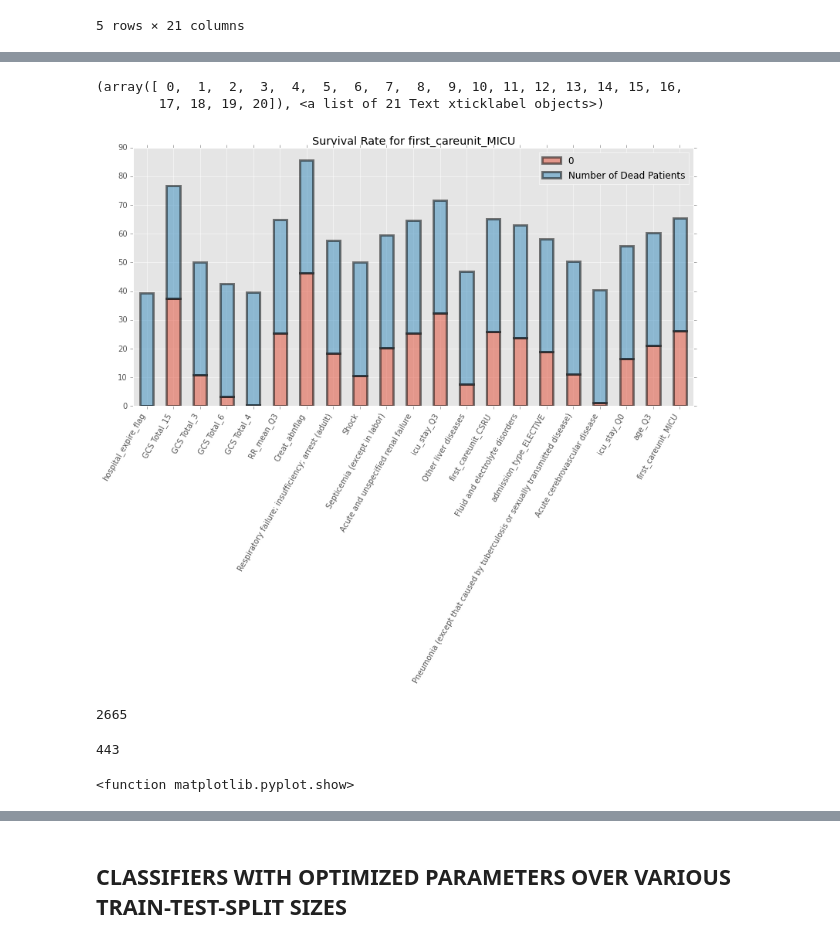
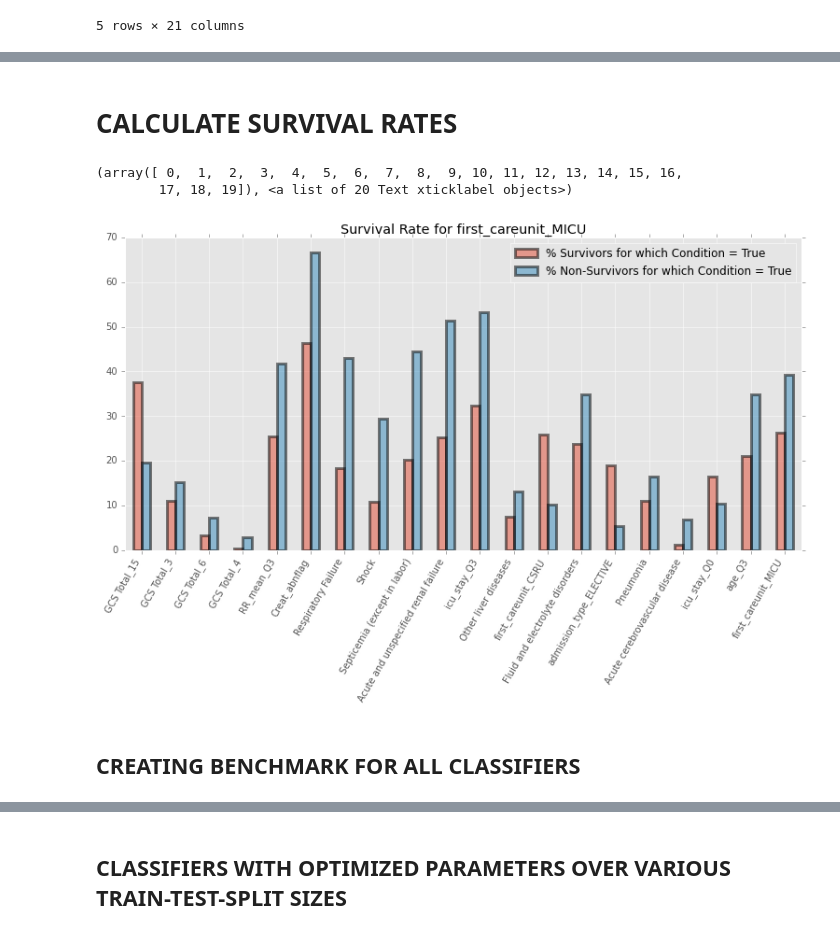
Before and after one commit to RJBeetel3/mimic3_analysis, a Jupyter notebook: ICU_MORTALITY_FIRST24.ipynb, the cells around one changed output, grey strips where cells are left out. Drawn from its saved outputs; the diff is of its cells as text; code cells hidden in the pictures.

Commit message:
Uploading all capstone final project data, notebooks, report and readme files.

```diff
--- a/ICU_MORTALITY_FIRST24.ipynb
+++ b/ICU_MORTALITY_FIRST24.ipynb
@@ -278,57 +223,64 @@ plt.show()
 [figure]
+# %% [markdown]
+# CALCULATE SURVIVAL RATES
 # %%
 
 total = all_data.shape[1]
+
+
+# FOR SURVIVORS AND NON-SURVIVORS, CALCULATING THE PERCENTAGE OF ICU STAYS FOR
+# WHICH EACH CONDITION IS TRUE
+
+'''
+# FOR ICU STAYS IN WHICH EACH CONDITION IS TRUE
+# CALCULATE THE MORTALITY RATE, THE PERCENTAGE OF SURVIVORS AND NON-SURVIVORS
+
 for col in all_data.columns[1:]:
     # SELECT DATA FOR WHICH FEATURE == 1
     positives = all_data[all_data[col]==1]
     # CALCULATE HOW MANY OF THOSE PATIENTS WERE NON-SURVIVORS
     dead = positives.hospital_expire_flag.sum()
     # CALCULATE NUMBER OF PATIENTS WHO WERE SURVIVORS
     live = positives[positives.hospital_expire_flag == 0].count()
     # TOTAL NUMBER OF PATIENTS FOR WHOME FEATURE == 1
     totals = positives.count()
     #
     dead_percent = dead / totals
     live_percent = live / totals
 #deads.name = "Number of Positive in Dead"
+'''
+
+deads = all_data[all_data.hospital_expire_flag ==1].sum()
+deads.name = "Number of True Values in Non-Survivors"
+# COUNT THE NUMBER OF NON-SURVIVORS
 all_deads = all_data[all_data.hospital_expire_flag == 1].count()
+all_deads.name = "Number of Non-Survivors"
 
+# FOR SURVIVORS, COUNT THE NUMBER OF TRUE VALUES FOR EACH FEATURE
+survives = all_data[all_data.hospital_expire_flag == 0].sum()
+survives.name = "Number of True Values in Survivors"
 
-
-all_deads.name = "Number of Dead Patients"
-survives = all_data[all_data.hospital_expire_flag == 0].sum()
-survives.name = "Number of positive in survivors"
+# COUNT THE TOTAL NUMBER OF SURVIVORS
 all_survives = all_data[all_data.hospital_expire_flag == 0].count()
 all_survives.name = "Number of Surivor Patients"
+
 dead_percent = 100.00*(deads / all_deads)
+dead_percent.name = "% Non-Survivors for which Condition = True"
 live_percent = 100.00*(survives / all_survives)
-monkey = pd.concat([live_percent, dead_percent], axis = 1)
+live_percent.name = "% Survivors for which Condition = True"
+
+mortality_percents = pd.concat([live_percent, dead_percent], axis = 1)
 
     #display(monkey)
 
-monkey.rename(index=str, columns={"Pneumonia (except that caused by tuberculosis or sexually transmitted disease)": "Pneumonia",
+mortality_percents.rename(index=str, columns={"Pneumonia (except that caused by tuberculosis or sexually transmitted disease)": "Pneumonia",
                                          "Respiratory failure; insufficiency; arrest (adult)": "Respiratory Failure"},
                      inplace = True)
-ax = monkey.plot.bar(stacked = True, figsize = (13,6), edgecolor = 'black', linewidth = 3,
+ax = mortality_percents.iloc[1:].plot.bar(stacked = False, figsize = (13,6), edgecolor = 'black', linewidth = 3,
                                 alpha = 0.5, title = "Survival Rate for " + col)
 plt.xticks(rotation = 60, ha = 'right')
 #ax.set_ylim([0,100])
 # %% [output]
 (array([ 0,  1,  2,  3,  4,  5,  6,  7,  8,  9, 10, 11, 12, 13, 14, 15, 16,
-        17, 18, 19, 20]), <a list of 21 Text xticklabel objects>)
+        17, 18, 19]), <a list of 20 Text xticklabel objects>)
-[figure, old version]
+[figure, new version]
-# %%
-col = all_data.columns[0]
-total = all_data[col].count()
-display(total)
-dead = all_data[all_data.hospital_expire_flag ==1].count()
-display(dead)
-
-all_data[all_data.columns[1:6]].plot.bar(stacked = True, figsize = (13,6), edgecolor = 'black', linewidth = 3,
-                                alpha = 0.5, title = "Survival Rate for all variables")
-plt.show
-# %% [output]
-2665
-443
-<function matplotlib.pyplot.show>
@@ -356,0 +287,2 @@ for chimp in monkey:
+# %% [markdown]
+## CREATING BENCHMARK FOR ALL CLASSIFIERS
```
Also changed, not shown: parts of 115 cells of this notebook, 9 other files.
